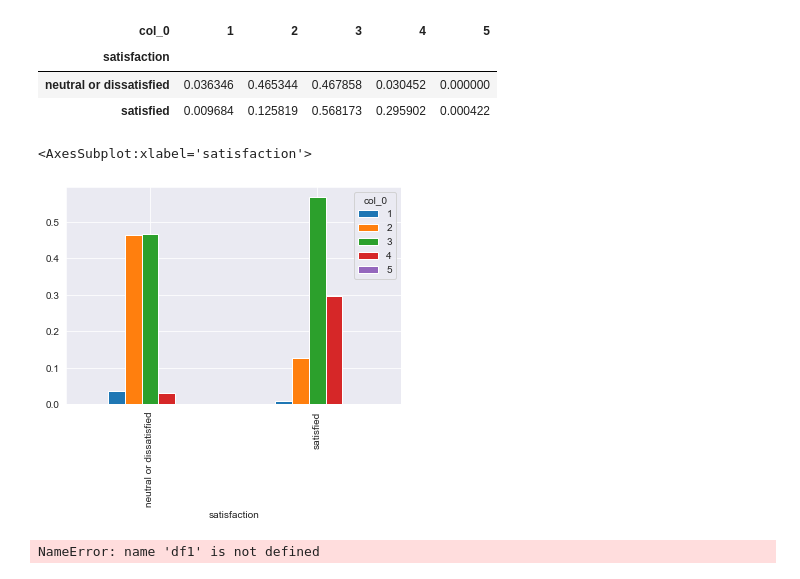
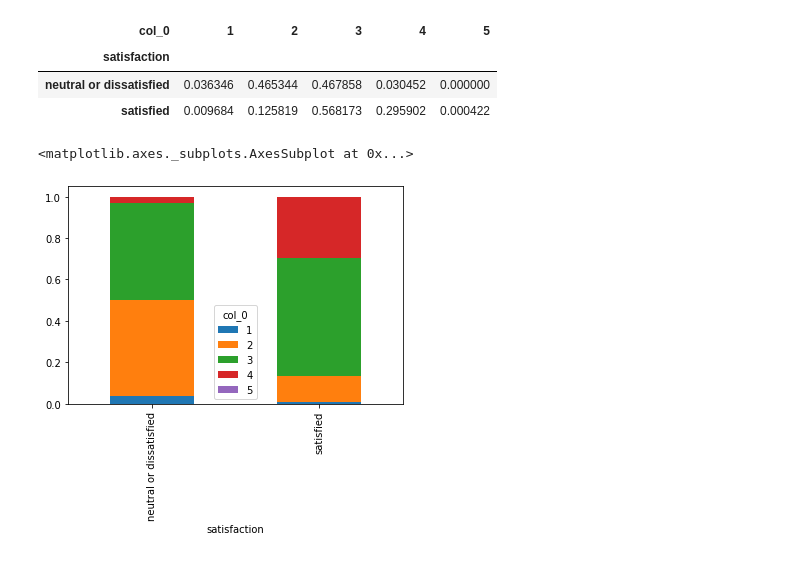
Before and after one commit to Bharadwaj0906/Airline-Passenger-Satisfaction-Project, a Jupyter notebook: EDA2.ipynb, the cells around one changed output. Saved outputs shown, nothing was run; the diff lists cells and outputs as text; code cells hidden in the pictures.

```diff
--- a/EDA2.ipynb
+++ b/EDA2.ipynb
@@ -353,11 +347,7 @@ df2
 | neutral or dissatisfied | 0.036346 | 0.465344 | 0.467858 | 0.030452 | 0.000000 |
 | satisfied | 0.009684 | 0.125819 | 0.568173 | 0.295902 | 0.000422 |
 # %%
-df2.plot(kind="bar")
+df2.plot(kind="bar",stacked=True)
 # %% [output]
-<AxesSubplot:xlabel='satisfaction'>
+<matplotlib.axes._subplots.AxesSubplot at 0x...>
-[figure, old version]
+[figure, new version]
-# %%
-df1.tail()
-# %% [output]
-NameError: name 'df1' is not defined
```
Also changed, not shown: parts of 19 cells of this notebook.
